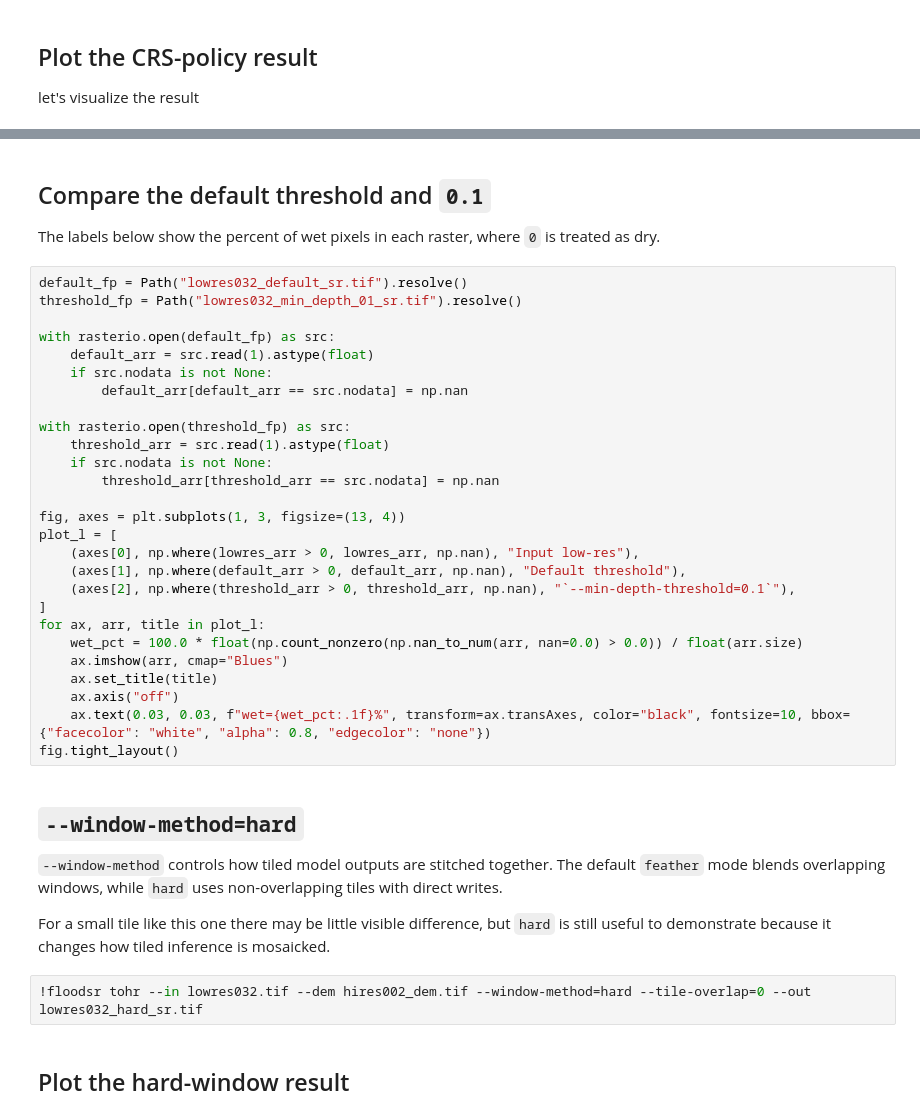
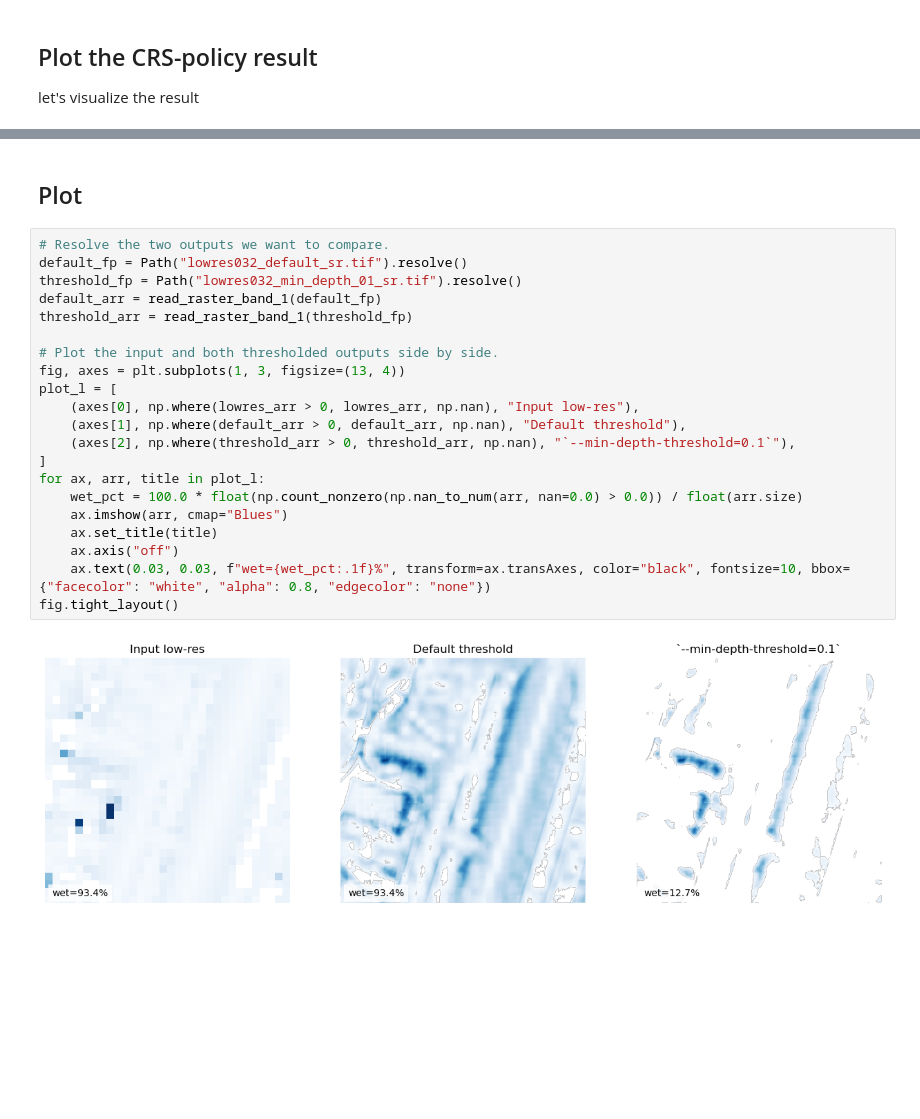
Before and after one commit to cefect/floodsr, a Jupyter notebook: docs/user/notebooks/tutorial_2.ipynb, the cells around one changed output, grey strips where cells are left out. Saved outputs shown, nothing was run; the diff lists cells and outputs as text; blank space fills up the shorter version.

```diff
--- a/docs/user/notebooks/tutorial_2.ipynb
+++ b/docs/user/notebooks/tutorial_2.ipynb
@@ -147,41 +215,25 @@ First, let's run `tohr` with the default `--min-depth-threshold` (which is 0.01)
 # %% [markdown]
-## Compare the default threshold and `0.1`
-
-The labels below show the percent of wet pixels in each raster, where `0` is treated as dry.
+## Plot
 # %%
+# Resolve the two outputs we want to compare.
 default_fp = Path("lowres032_default_sr.tif").resolve()
 threshold_fp = Path("lowres032_min_depth_01_sr.tif").resolve()
+default_arr = read_raster_band_1(default_fp)
+threshold_arr = read_raster_band_1(threshold_fp)
 
-with rasterio.open(default_fp) as src:
-    default_arr = src.read(1).astype(float)
-    if src.nodata is not None:
-        default_arr[default_arr == src.nodata] = np.nan
-
-with rasterio.open(threshold_fp) as src:
-    threshold_arr = src.read(1).astype(float)
-    if src.nodata is not None:
-        threshold_arr[threshold_arr == src.nodata] = np.nan
-
+# Plot the input and both thresholded outputs side by side.
 fig, axes = plt.subplots(1, 3, figsize=(13, 4))
 plot_l = [
     (axes[0], np.where(lowres_arr > 0, lowres_arr, np.nan), "Input low-res"),
     (axes[1], np.where(default_arr > 0, default_arr, np.nan), "Default threshold"),
     (axes[2], np.where(threshold_arr > 0, threshold_arr, np.nan), "`--min-depth-threshold=0.1`"),
 ]
 for ax, arr, title in plot_l:
     wet_pct = 100.0 * float(np.count_nonzero(np.nan_to_num(arr, nan=0.0) > 0.0)) / float(arr.size)
     ax.imshow(arr, cmap="Blues")
     ax.set_title(title)
     ax.axis("off")
     ax.text(0.03, 0.03, f"wet={wet_pct:.1f}%", transform=ax.transAxes, color="black", fontsize=10, bbox={"facecolor": "white", "alpha": 0.8, "edgecolor": "none"})
 fig.tight_layout()
+# %% [output]
+[figure, added]
-# %% [markdown]
-## `--window-method=hard`
-
-`--window-method` controls how tiled model outputs are stitched together. The default `feather` mode blends overlapping windows, while `hard` uses non-overlapping tiles with direct writes.
-
-For a small tile like this one there may be little visible difference, but `hard` is still useful to demonstrate because it changes how tiled inference is mosaicked.
-# %%
-!floodsr tohr --in lowres032.tif --dem hires002_dem.tif --window-method=hard --tile-overlap=0 --out lowres032_hard_sr.tif
-# %% [markdown]
-## Plot the hard-window result
```
Also changed, not shown: parts of 17 cells of this notebook.
